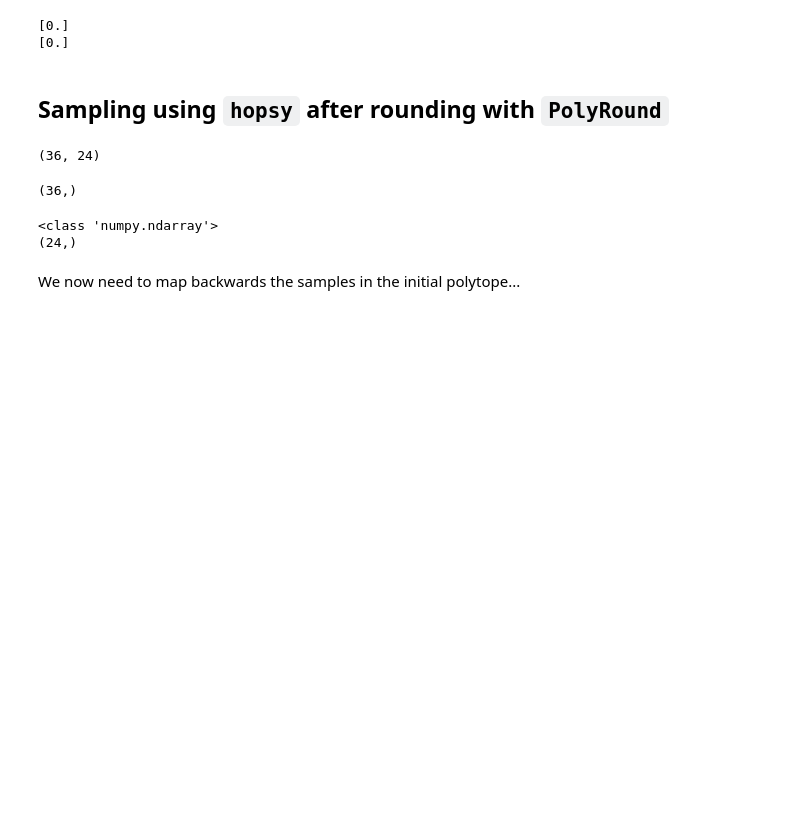
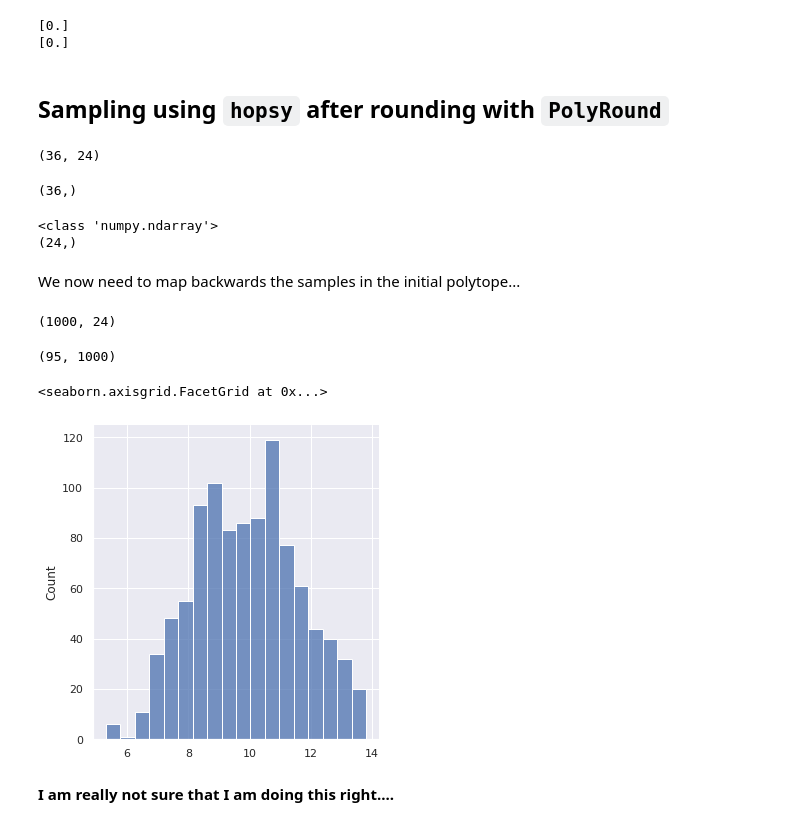
Before and after one commit to GeomScale/dingo, a Jupyter notebook: doc/polyround_hopsy_tests.ipynb, the cells around one changed output. Saved outputs shown, nothing was run; the diff lists cells and outputs as text; code cells hidden in the pictures; blank space fills up the shorter version.

Commit message:
maybe mapped samples maybe not

```diff
--- a/doc/polyround_hopsy_tests.ipynb
+++ b/doc/polyround_hopsy_tests.ipynb
@@ -277,3 +373,11 @@ print(states[0][0].shape)
 (24,)
 # %% [markdown]
 We now need to map backwards the samples in the initial polytope...
+# %%
+non_mapped_samples = np.concatenate(states)
+# %%
+non_mapped_samples.shape
+# %% [output]
+(1000, 24)
+# %%
+mapped_samples = one_step_rounded_polytope.back_transform(non_mapped_samples.T)
@@ -279,0 +386,15 @@ We now need to map backwards the samples in the initial polytope...
+# %%
+mapped_samples.shape
+# %% [output]
+(95, 1000)
+# %%
+sns.set_theme(style="darkgrid")
+df = mapped_samples[4]
+sns.displot(
+    df
+)
+# %% [output]
+<seaborn.axisgrid.FacetGrid at 0x...>
+[figure, added]
+# %% [markdown]
+**I am really not sure that I am doing this right....**
```
Also changed, not shown: parts of 15 cells of this notebook.
